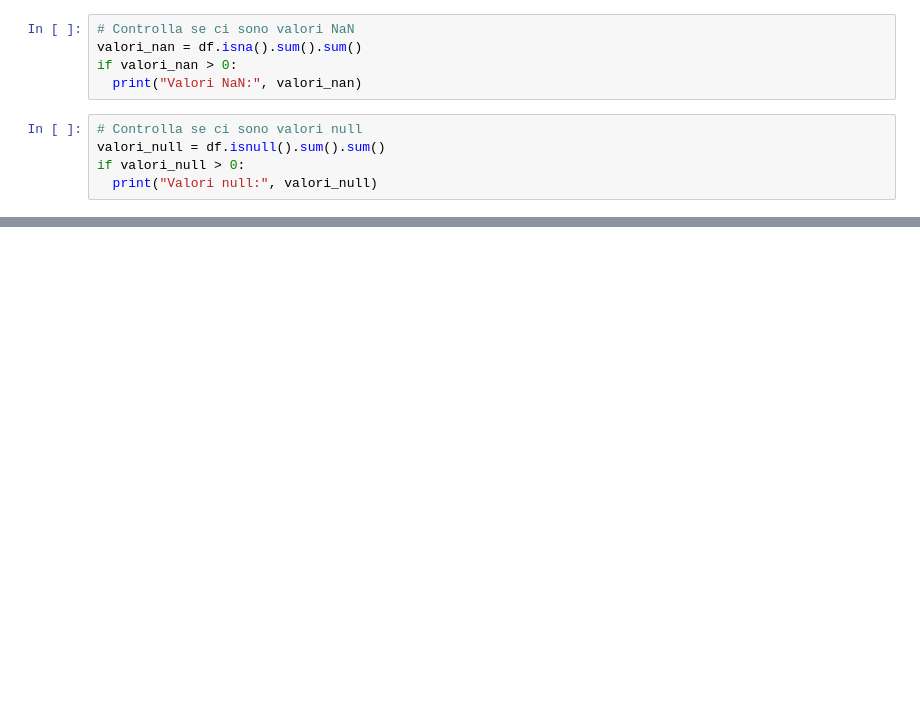
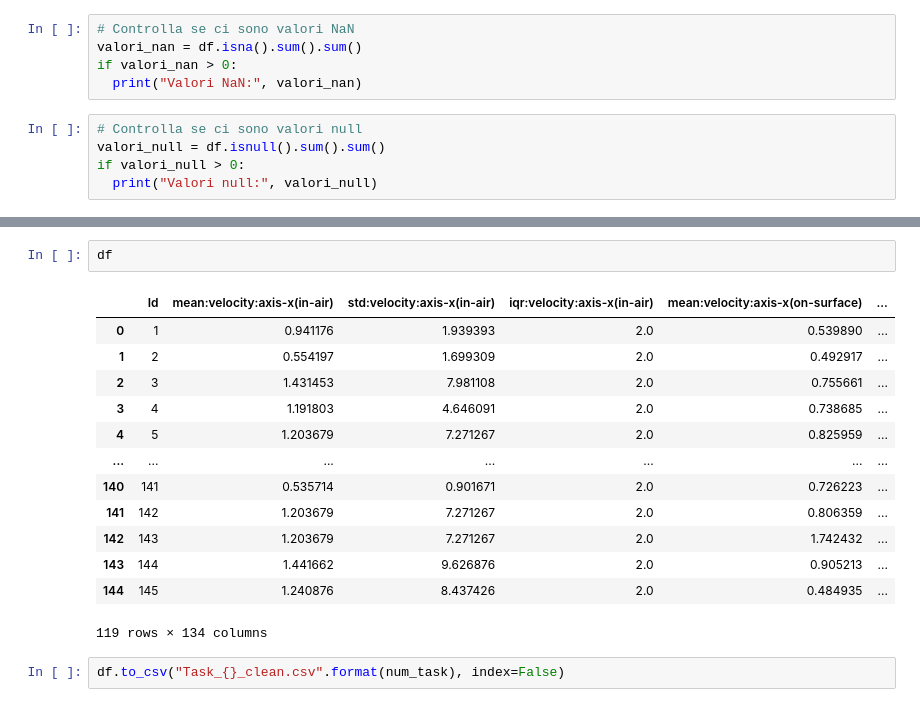
Before and after one commit to fpseverino/progetto-ml-ai, a Jupyter notebook: Main.ipynb, the cells around one changed output, grey strips where cells are left out. Saved outputs shown, nothing was run; the diff lists cells and outputs as text; blank space fills up the shorter version.

Commit message:
Output clean css file

```diff
--- a/Main.ipynb
+++ b/Main.ipynb
@@ -239,0 +225,18 @@ Sample duplicati): 1
+# %%
+df
+# %% [output]
+|  | Id | mean:velocity:axis-x(in-air) | std:velocity:axis-x(in-air) | iqr:velocity:axis-x(in-air) | mean:velocity:axis-x(on-surface) | ... |
+| 0 | 1 | 0.941176 | 1.939393 | 2.0 | 0.539890 | ... |
+| 1 | 2 | 0.554197 | 1.699309 | 2.0 | 0.492917 | ... |
+| 2 | 3 | 1.431453 | 7.981108 | 2.0 | 0.755661 | ... |
+| 3 | 4 | 1.191803 | 4.646091 | 2.0 | 0.738685 | ... |
+| 4 | 5 | 1.203679 | 7.271267 | 2.0 | 0.825959 | ... |
+| ... | ... | ... | ... | ... | ... | ... |
+| 140 | 141 | 0.535714 | 0.901671 | 2.0 | 0.726223 | ... |
+| 141 | 142 | 1.203679 | 7.271267 | 2.0 | 0.806359 | ... |
+| 142 | 143 | 1.203679 | 7.271267 | 2.0 | 1.742432 | ... |
+| 143 | 144 | 1.441662 | 9.626876 | 2.0 | 0.905213 | ... |
+| 144 | 145 | 1.240876 | 8.437426 | 2.0 | 0.484935 | ... |
+119 rows × 134 columns
+# %%
+df.to_csv("Task_{}_clean.csv".format(num_task), index=False)
```
Also changed, not shown: parts of 16 cells of this notebook.
